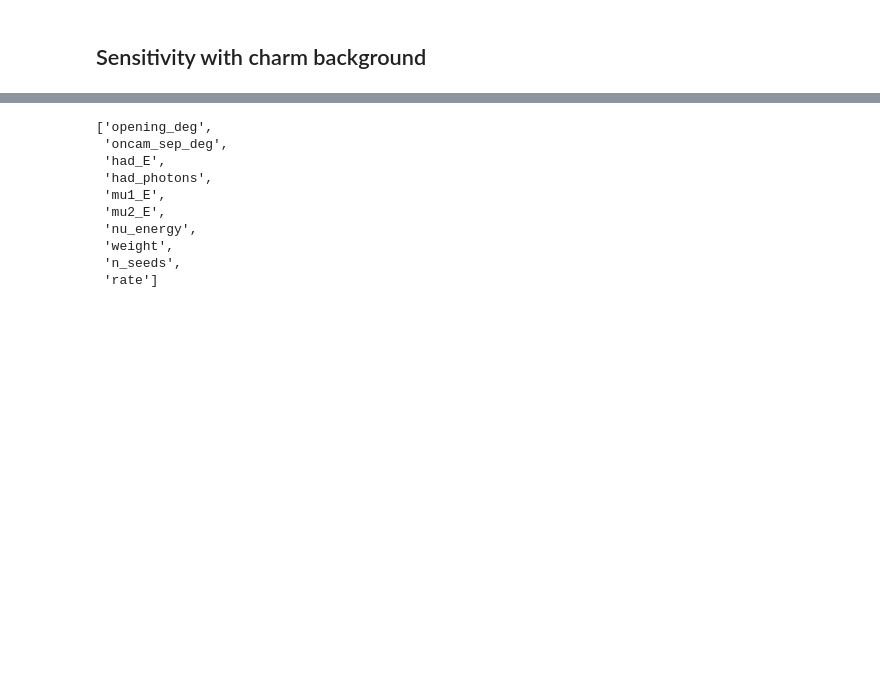
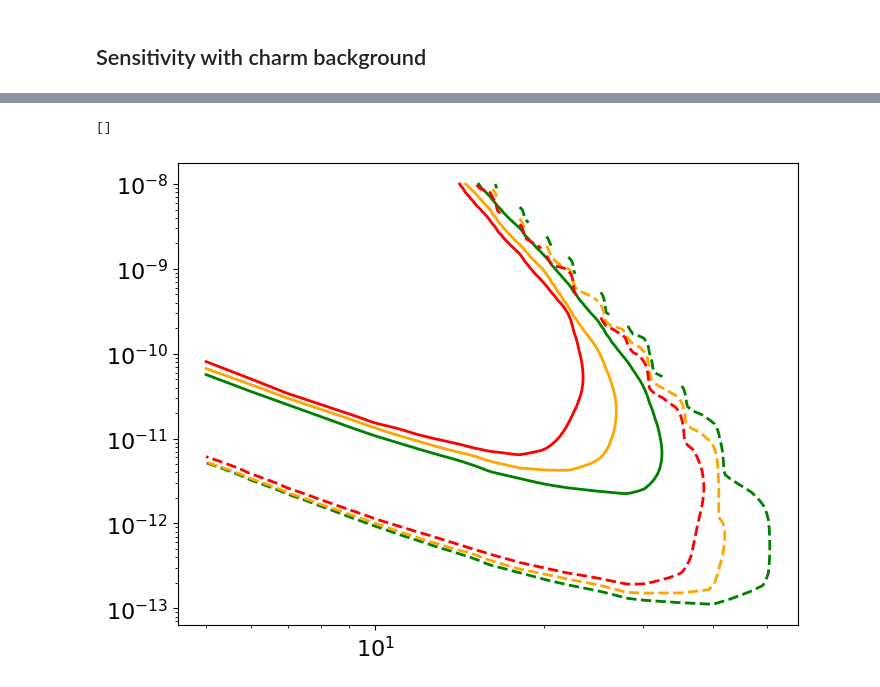
Before and after one commit to nickkamp1/NeutrinoFactoryHNL, a Jupyter notebook: Balloon.ipynb, the cells around one changed output, grey strips where cells are left out. Saved outputs shown, nothing was run; the diff lists cells and outputs as text; code cells hidden in the pictures; blank space fills up the shorter version.

```diff
--- a/Balloon.ipynb
+++ b/Balloon.ipynb
@@ -439,13 +495,17 @@ for det,ls in zip([2,5,8],['-','--',':']):
-# %%
-list(charm_data[2].keys())
-# %% [output]
-['opening_deg',
- 'oncam_sep_deg',
- 'had_E',
- 'had_photons',
- 'mu1_E',
- 'mu2_E',
- 'nu_energy',
- 'weight',
- 'n_seeds',
- 'rate']
+# %%
+contours = np.load("data/charm_sensitivity_contours_12PE.npz")
+contours_bkg_free = np.load("data/charm_sensitivity_contours_12PE_bkg_free.npz")
+# %%
+for det,color in zip([2,5,8],['green', 'orange', 'red']):
+    plt.plot(contours["%d_30.0_2.0"%det][:,0],contours["%d_30.0_2.0"%det][:,1],color=color,label=r"Det %d$" % det)
+    plt.plot(contours_bkg_free["%d_30.0_2.0"%det][:,0],contours_bkg_free["%d_30.0_2.0"%det][:,1],color=color,ls="--")
+plt.loglog()
+plt.xlabel("Mass [GeV]")
+plt.ylabel(r"$|U_\mu|^2$")
+plt.plot([],[],color='black',label="With background")
+plt.plot([],[],color='black',label="Background-free",ls="--")
+plt.legend()
+plt.show()
+# %% [output]
+[]
+[figure, added]
```
Also changed, not shown: parts of 13 cells of this notebook, 14 other files.
